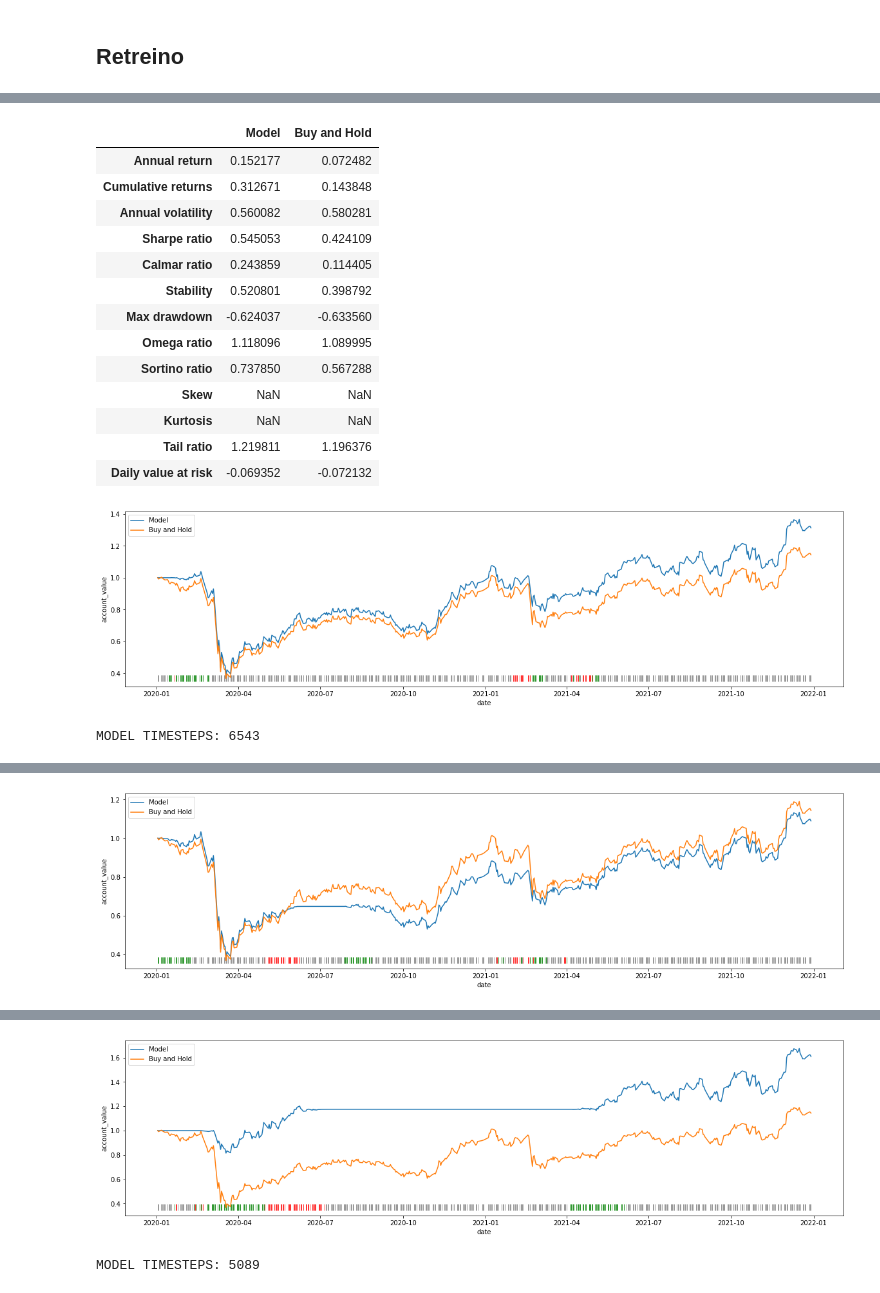
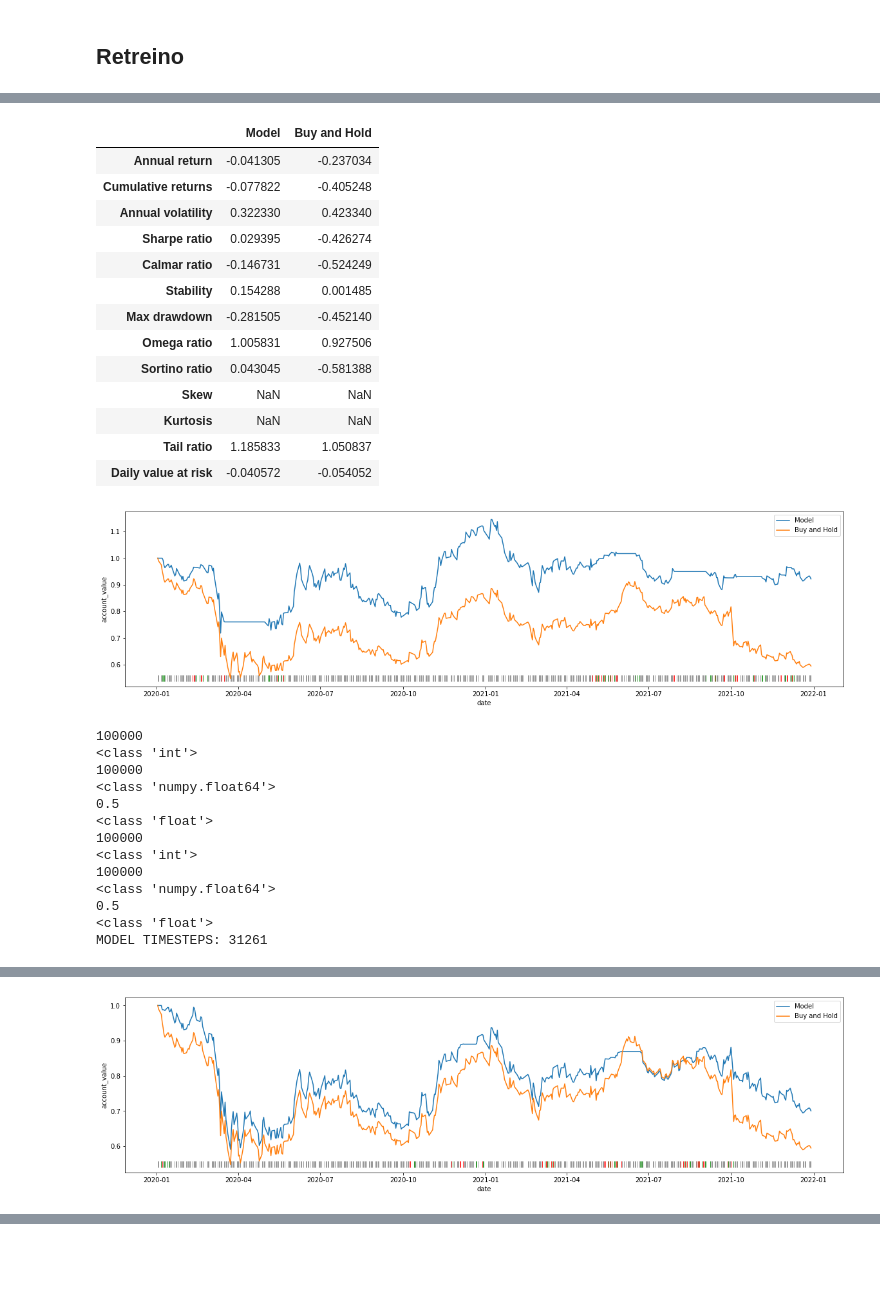
Before and after one commit to EdyAlenquer/drl-stock-market, a Jupyter notebook: notebooks/testing_tuning_trials.ipynb, the cells around one changed output, grey strips where cells are left out. Saved outputs shown, nothing was run; the diff lists cells and outputs as text; code cells hidden in the pictures; blank space fills up the shorter version.

```diff
--- a/notebooks/testing_tuning_trials.ipynb
+++ b/notebooks/testing_tuning_trials.ipynb
@@ -29,3 +27,5 @@ HYPERPARAMETERS_PATH = '..\TUNING\PETR4\DDPG_200_TECH_FUND'
+# %%
+HYPERPARAMETERS_PATH = r'..\experiments\ITUB4_012017_122018\TEST_ENV_V2_DDPG_0.5_TECH_FUND\tuning'
 # %%
 env_kwargs = json.load(open(os.path.join(HYPERPARAMETERS_PATH, 'env_train_kwargs.json'), 'r'))
 args = json.load(open(os.path.join(HYPERPARAMETERS_PATH, 'command_line_args.json'), 'r'))
@@ -97,7 +95,7 @@ Trade    0.14384820478065952
 # %%
-a = 7
+a = 1
 
-MODEL_TYPE = 'best' # *'best' or 'final'
+MODEL_TYPE = 'best' # ?'best' or 'final'
 
 for b in range(0, 10):
     try:
@@ -174,5 +172,6 @@ for b in range(0, 10):
         plt.show()
 
     except Exception as e:
+        print(e)
         break
 # %% [output]
@@ -284,7 +308,7 @@ def train_and_return_model(
         verbose=False
     )
     trained_model = model.learn(
-        tb_log_name='retreino',
+        tb_log_name='tb',
         log_interval=1,
         total_timesteps=train_set.shape[0] * train_episodes,
         callback=[eval_callback],
@@ -350,3 +374,23 @@ def predict_and_evaluate(model, save_path=None):
     if save_path is not None:
         plt.save(os.path.join(save_path, 'returns.png'))
     plt.show()
+# %%
+for i in range(5):
+
+    best_model_path = os.path.join(
+        Path(HYPERPARAMETERS_PATH).parent,
+        'retrain_and_evaluation',
+        str(i)
+    )
+    model = train_and_return_model(
+        train_set=train_set,
+        trade_set=trade_set,
+        env_kwargs=env_kwargs,
+        algorithm=args['alg'],
+        train_episodes=10,
+        model_params=best_params,
+        return_best_model=True,
+        best_model_path=best_model_path
+    )
+
+    predict_and_evaluate(model)
@@ -357,14 +515,10 @@ for i in range(5):
         trade_set=trade_set,
         env_kwargs=env_kwargs,
         algorithm=args['alg'],
-        train_episodes=10,
+        train_episodes=50,
         model_params=best_params,
         return_best_model=True,
-        best_model_path=os.path.join(
-            '..',
-            'retrain_and_evaluation',
-            f'retrain_folder_{i}'
-        )
+        best_model_path=best_model_path
     )
 
     predict_and_evaluate(model)
@@ -373,17 +539,29 @@ MODEL TIMESTEPS: 5089
 |  | Model | Buy and Hold |
-| Annual return | 0.152177 | 0.072482 |
-| Cumulative returns | 0.312671 | 0.143848 |
-| Annual volatility | 0.560082 | 0.580281 |
-| Sharpe ratio | 0.545053 | 0.424109 |
-| Calmar ratio | 0.243859 | 0.114405 |
-| Stability | 0.520801 | 0.398792 |
-| Max drawdown | -0.624037 | -0.633560 |
-| Omega ratio | 1.118096 | 1.089995 |
-| Sortino ratio | 0.737850 | 0.567288 |
+| Annual return | -0.041305 | -0.237034 |
+| Cumulative returns | -0.077822 | -0.405248 |
+| Annual volatility | 0.322330 | 0.423340 |
+| Sharpe ratio | 0.029395 | -0.426274 |
+| Calmar ratio | -0.146731 | -0.524249 |
+| Stability | 0.154288 | 0.001485 |
+| Max drawdown | -0.281505 | -0.452140 |
+| Omega ratio | 1.005831 | 0.927506 |
+| Sortino ratio | 0.043045 | -0.581388 |
 | Skew | NaN | NaN |
 | Kurtosis | NaN | NaN |
-| Tail ratio | 1.219811 | 1.196376 |
-| Daily value at risk | -0.069352 | -0.072132 |
+| Tail ratio | 1.185833 | 1.050837 |
+| Daily value at risk | -0.040572 | -0.054052 |
-[figure, old version]
+[figure, new version]
-MODEL TIMESTEPS: 6543
+100000
+<class 'int'>
+100000
+<class 'numpy.float64'>
+0.5
+<class 'float'>
+100000
+<class 'int'>
+100000
+<class 'numpy.float64'>
+0.5
+<class 'float'>
+MODEL TIMESTEPS: 31261
 |  | Model | Buy and Hold |
@@ -403 +581 @@ MODEL TIMESTEPS: 6543
-[figure, old version]
+[figure, new version]
@@ -419,2 +587,0 @@ MODEL TIMESTEPS: 7270
-[figure, removed]
-MODEL TIMESTEPS: 5089
```
Also changed, not shown: parts of 11 cells of this notebook, 13 other files.
